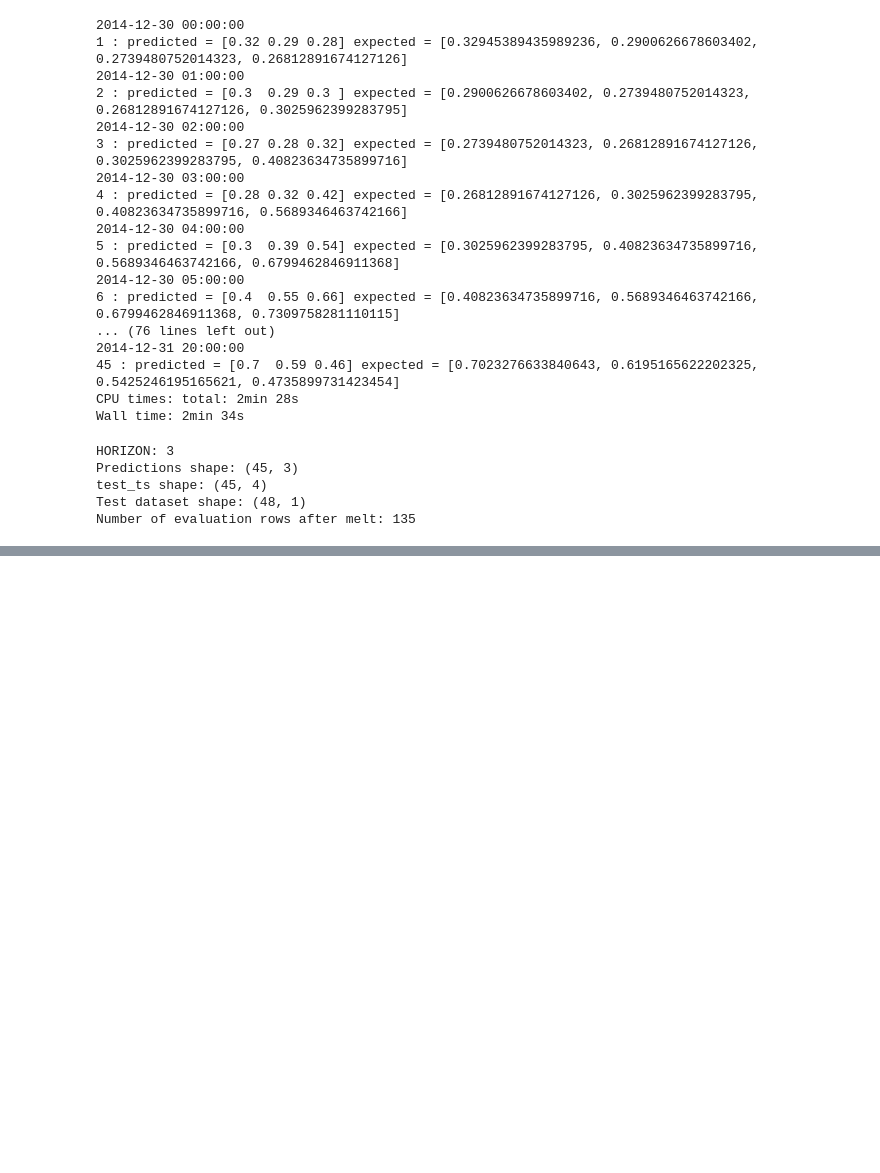
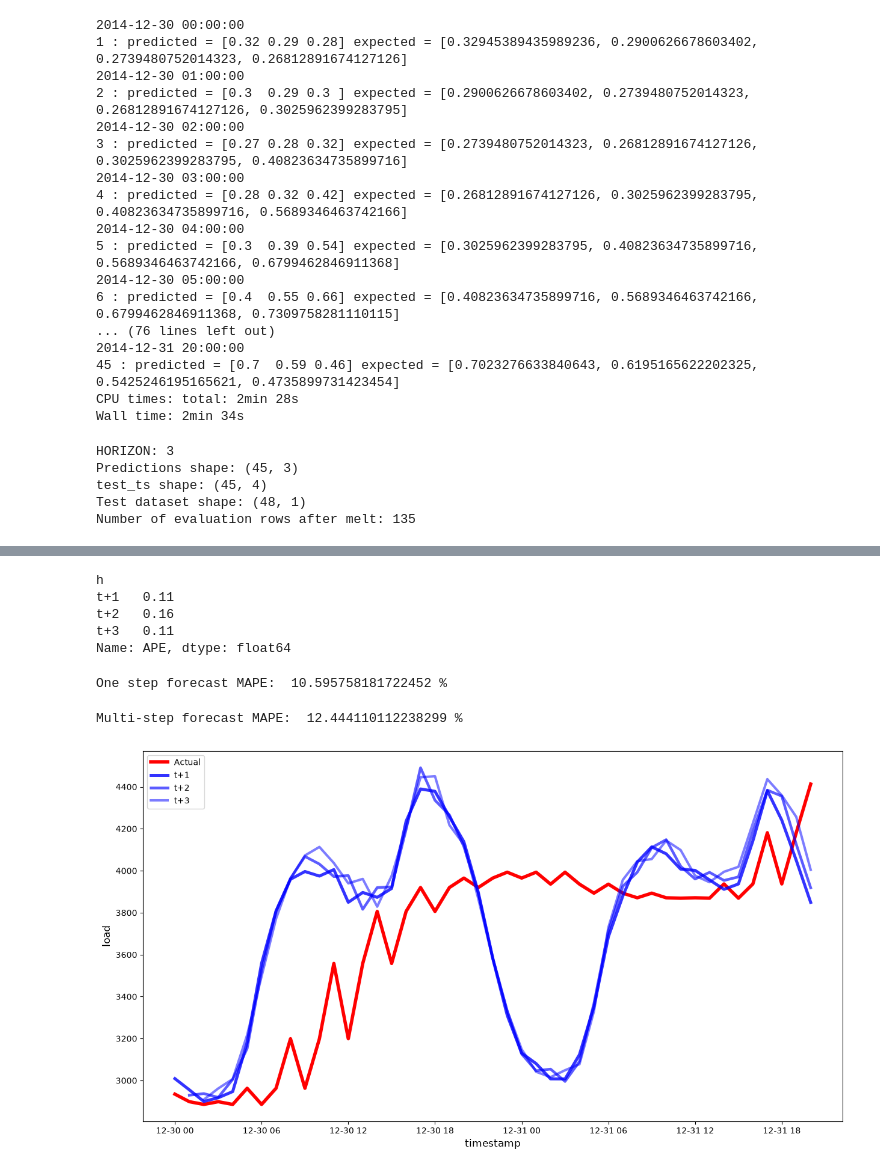
Before and after one commit to DeSilva008/ML-Exercises, a Jupyter notebook: Time-Forcasting/01/notebook_02.ipynb, the cells around one changed output, grey strips where cells are left out. Saved outputs shown, nothing was run; the diff lists cells and outputs as text; code cells hidden in the pictures; blank space fills up the shorter version.

```diff
--- a/Time-Forcasting/01/notebook_02.ipynb
+++ b/Time-Forcasting/01/notebook_02.ipynb
@@ -226,0 +232,67 @@ ValueError: Length of values (180) does not match length of index (135)
+# %%
+if(HORIZON > 1):
+    eval_df['APE'] = (eval_df['prediction'] - eval_df['actual']).abs() / eval_df['actual']
+    print(eval_df.groupby('h')['APE'].mean())
+# %% [output]
+h
+t+1   0.11
+t+2   0.16
+t+3   0.11
+Name: APE, dtype: float64
+# %%
+print('One step forecast MAPE: ', (mape(eval_df[eval_df['h'] == 't+1']['prediction'], eval_df[eval_df['h'] == 't+1']['actual']))*100, '%')
+# %% [output]
+One step forecast MAPE:  10.595758181722452 %
+# %%
+print('Multi-step forecast MAPE: ', mape(eval_df['prediction'], eval_df['actual'])*100, '%')
+# %% [output]
+Multi-step forecast MAPE:  12.444110112238299 %
+# %%
+if HORIZON == 1:
+    # Plotting single-step forecast
+    eval_df.plot(
+        x='timestamp',
+        y=['actual', 'prediction'],
+        style=['r', 'b'],
+        figsize=(15, 8)
+    )
+
+else:
+    # Plotting multi-step forecast
+    plot_df = eval_df[eval_df.h == 't+1'][['timestamp', 'actual']].copy()
+
+    for t in range(1, HORIZON + 1):
+        plot_df['t+' + str(t)] = (
+            eval_df[eval_df.h == 't+' + str(t)]['prediction'].values
+        )
+
+    fig, ax = plt.subplots(figsize=(15, 8))
+
+    ax.plot(
+        plot_df['timestamp'],
+        plot_df['actual'],
+        color='red',
+        linewidth=4.0,
+        label='Actual'
+    )
+
+    for t in range(1, HORIZON + 1):
+        x = plot_df['timestamp'][(t - 1):]
+        y = plot_df['t+' + str(t)][0:len(x)]
+
+        ax.plot(
+            x,
+            y,
+            color='blue',
+            linewidth=4 * math.pow(0.9, t),
+            alpha=math.pow(0.8, t),
+            label='t+' + str(t)
+        )
+
+    ax.legend(loc='best')
+
+plt.xlabel('timestamp', fontsize=12)
+plt.ylabel('load', fontsize=12)
+plt.show()
+# %% [output]
+[figure, added]
```
Also changed, not shown: parts of 1 cell of this notebook, 5 other files.
